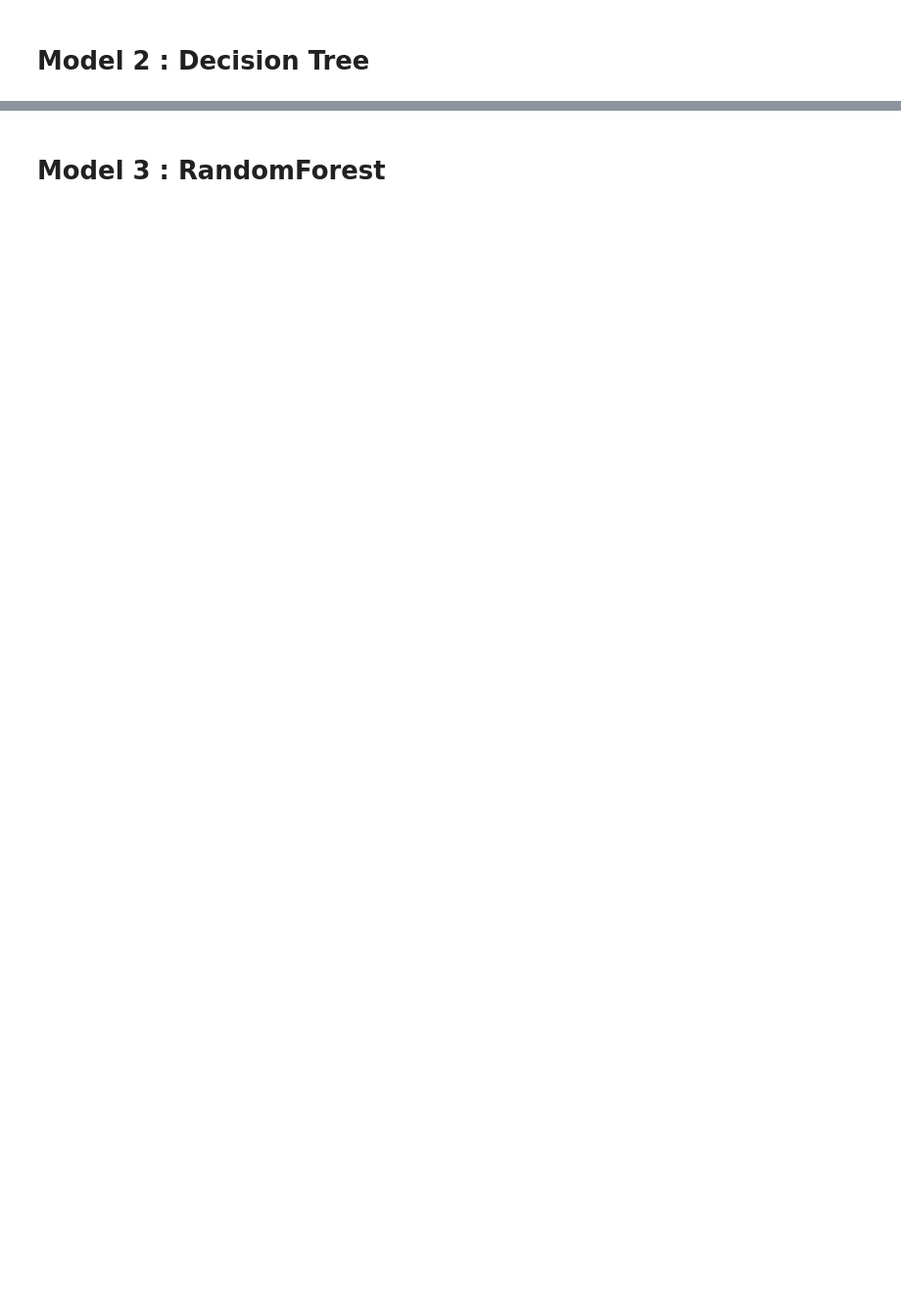
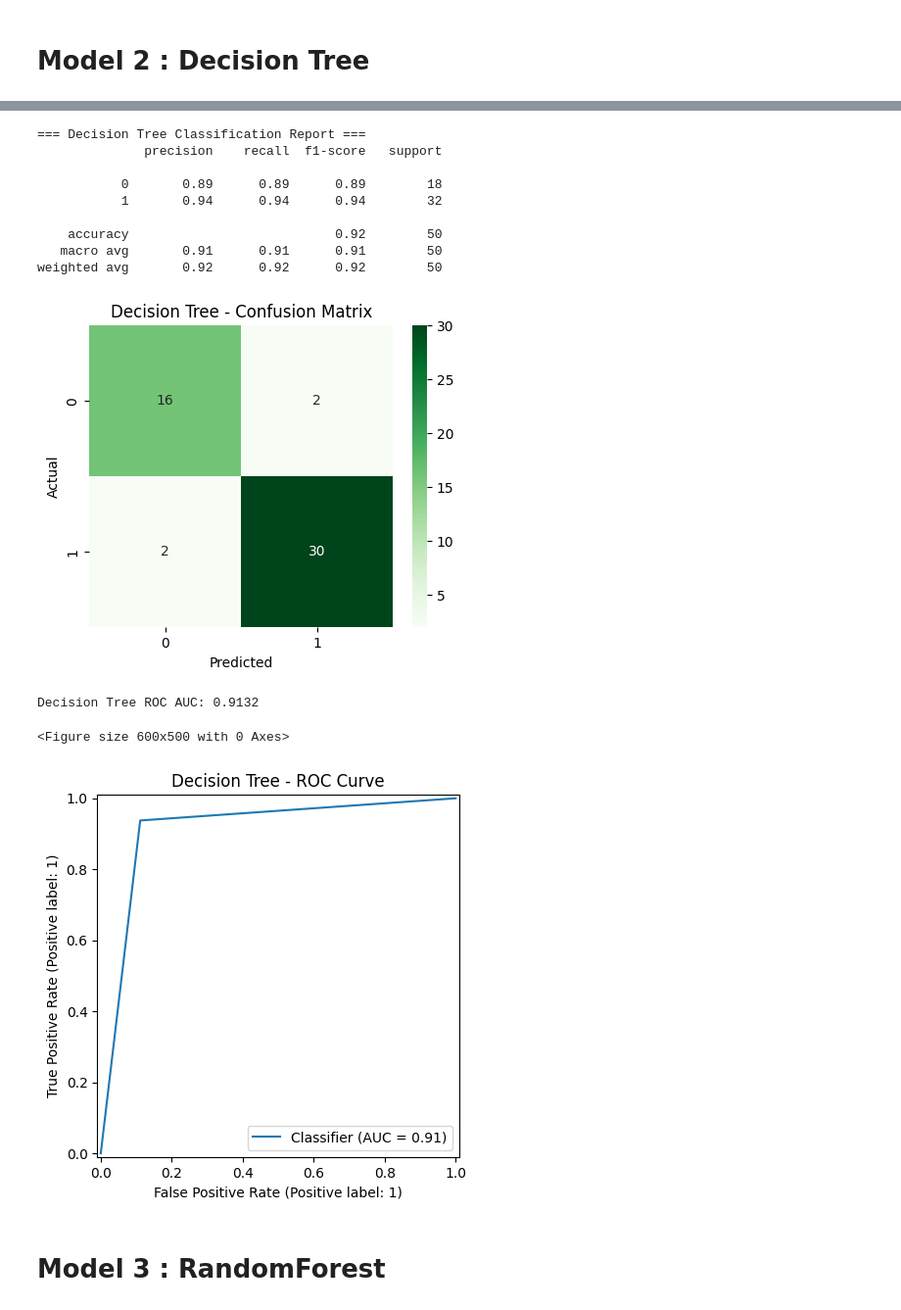
Before and after one commit to MajisEnter/CPE312-Capstone-Project, a Jupyter notebook: process.ipynb, the cells around one changed output, grey strips where cells are left out. Shown at 98% size. Saved outputs shown, nothing was run; the diff lists cells and outputs as text; code cells hidden in the pictures; blank space fills up the shorter version.

```diff
--- a/process.ipynb
+++ b/process.ipynb
@@ -617,2 +525,76 @@ Feature Importance (Decision Tree):
+# %%
+from sklearn.tree import DecisionTreeClassifier
+# -----------------------------
+# เตรียมข้อมูล (ใช้ df ไม่สเกล)
+# -----------------------------
+X = df.drop('class', axis=1)
+y = df['class']
+
+for col in X.columns:
+    if X[col].dtype == 'object':
+        le = LabelEncoder()
+        X[col] = le.fit_transform(X[col])
+
+X_train, X_test, y_train, y_test = train_test_split(
+    X, y, test_size=0.2, random_state=42
+)
+
+# -----------------------------
+# Train Decision Tree
+# -----------------------------
+dt = DecisionTreeClassifier(random_state=42)
+dt.fit(X_train, y_train)
+
+y_pred_dt = dt.predict(X_test)
+# -----------------------------
+# Classification Report
+# -----------------------------
+print("=== Decision Tree Classification Report ===")
+print(classification_report(y_test, y_pred_dt))
+
+# For latter use
+report_dt = classification_report(y_test, y_pred_dt, output_dict=True)
+accuracy_dt = report_dt['accuracy']
+
+
+# -----------------------------
+# Confusion Matrix
+# -----------------------------
+cm_dt = confusion_matrix(y_test, y_pred_dt)
+plt.figure(figsize=(5,4))
+sns.heatmap(cm_dt, annot=True, fmt="d", cmap="Greens")
+plt.title("Decision Tree - Confusion Matrix")
+plt.xlabel("Predicted")
+plt.ylabel("Actual")
+plt.show()
+
+# -----------------------------
+# ROC AUC (ถ้าคลาสเป็น 0/1)
+# -----------------------------
+y_proba_dt = dt.predict_proba(X_test)[:, 1]
+roc_auc_dt = roc_auc_score(y_test, y_proba_dt)
+print(f"Decision Tree ROC AUC: {roc_auc_dt:.4f}")
+
+# -----------------------------
+# ROC Curve
+# -----------------------------
+plt.figure(figsize=(6,5))
+RocCurveDisplay.from_predictions(y_test, y_proba_dt)
+plt.title("Decision Tree - ROC Curve")
+plt.show()
+# %% [output]
+=== Decision Tree Classification Report ===
+              precision    recall  f1-score   support
+
+           0       0.89      0.89      0.89        18
+           1       0.94      0.94      0.94        32
+
+    accuracy                           0.92        50
+   macro avg       0.91      0.91      0.91        50
+weighted avg       0.92      0.92      0.92        50
+[figure, added]
+Decision Tree ROC AUC: 0.9132
+<Figure size 600x500 with 0 Axes>
+[figure, added]
 # %% [markdown]
 # Model 3 : RandomForest
```
Also changed, not shown: parts of 6 cells of this notebook.
